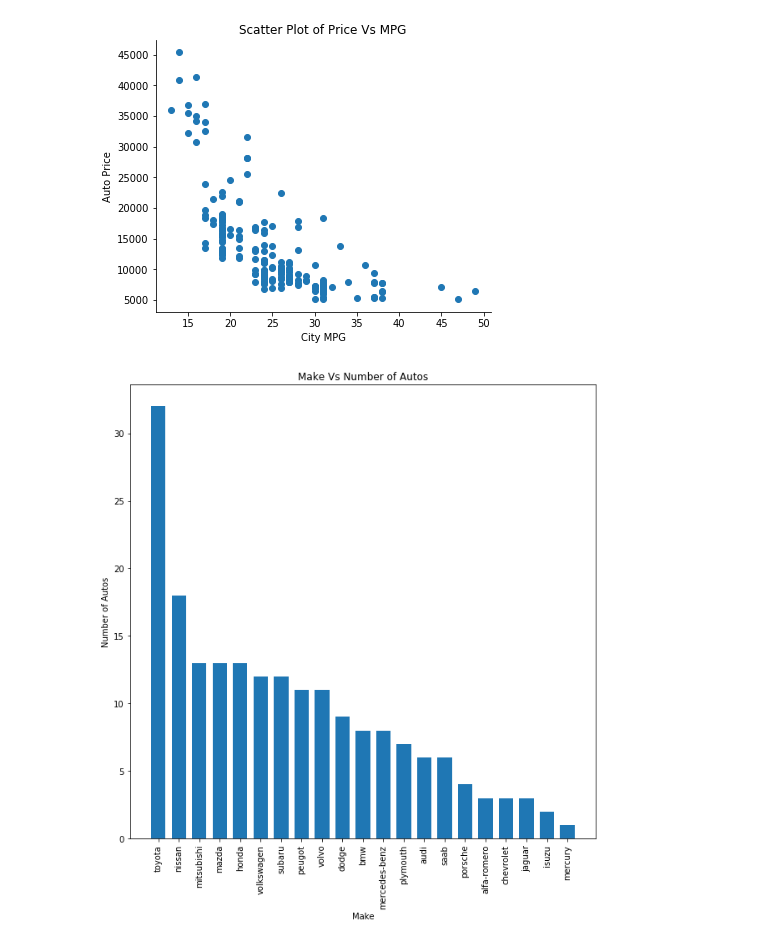
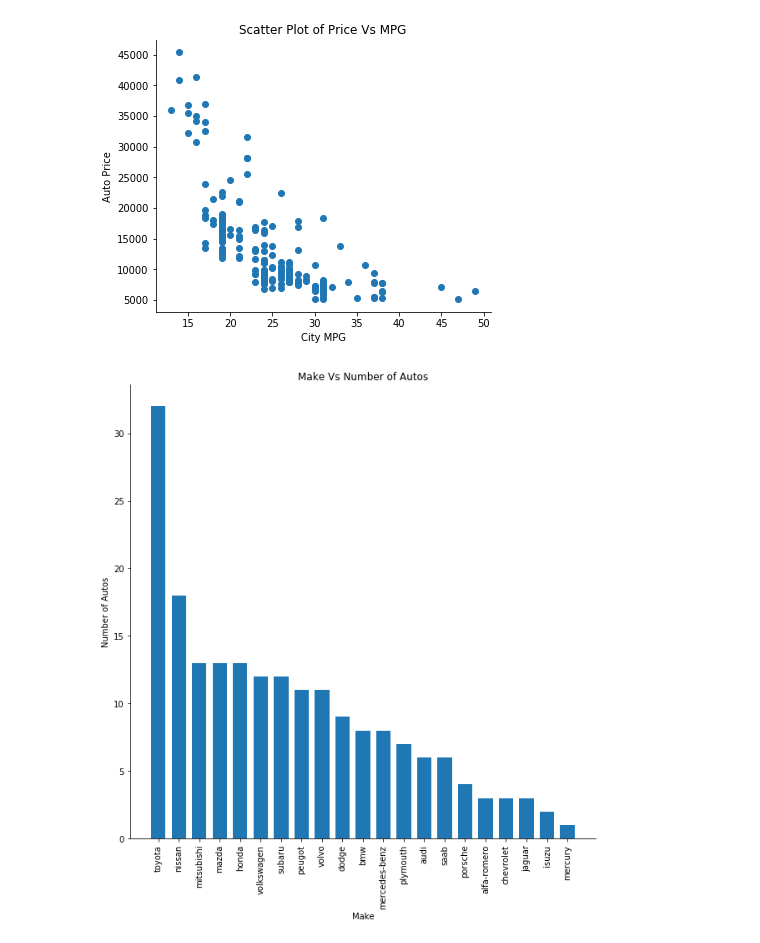
Before and after one commit to dool/py-data-drills, a Jupyter notebook: Elston_Car_Prices/DataVisualizationAutomobilePrices.ipynb, the cells around one changed output. Drawn from its saved outputs; the diff is of its cells as text; code cells hidden in the pictures.

```diff
--- a/Elston_Car_Prices/DataVisualizationAutomobilePrices.ipynb
+++ b/Elston_Car_Prices/DataVisualizationAutomobilePrices.ipynb
@@ -68,21 +68,23 @@ plt.show()
 # %%
 #Bar Chat /
 from numpy import arange
 car_maker = price_data["make"].value_counts()
 maker_names = ['toyota', 'nissan', 'mitsubishi', 'mazda', 'honda', 'volkswagen',
        'subaru', 'peugot', 'volvo', 'dodge', 'bmw', 'mercedes-benz',
        'plymouth', 'audi', 'saab', 'porsche', 'alfa-romero', 'chevrolet',
        'jaguar', 'isuzu', 'mercury']
 fig, ax = plt.subplots(figsize=(10,10))
 bar_pos = arange(len(car_maker)) + 0.75
 bar_heights = car_maker.values
 ax.bar(bar_pos,bar_heights, 0.7)
 ax.set_xticks(bar_pos)
 ax.set_title("Make Vs Number of Autos")
 ax.set_xlabel("Make")
 ax.set_ylabel("Number of Autos")
+ax.spines["right"].set_visible(False)
+ax.spines["top"].set_visible(False)
 ax.set_xticklabels(maker_names, rotation=90)
 #print(maker_names)
 plt.show()
 # %% [output]
-[figure, old version]
+[figure, new version]
```
Also changed, not shown: parts of 5 cells of this notebook.
